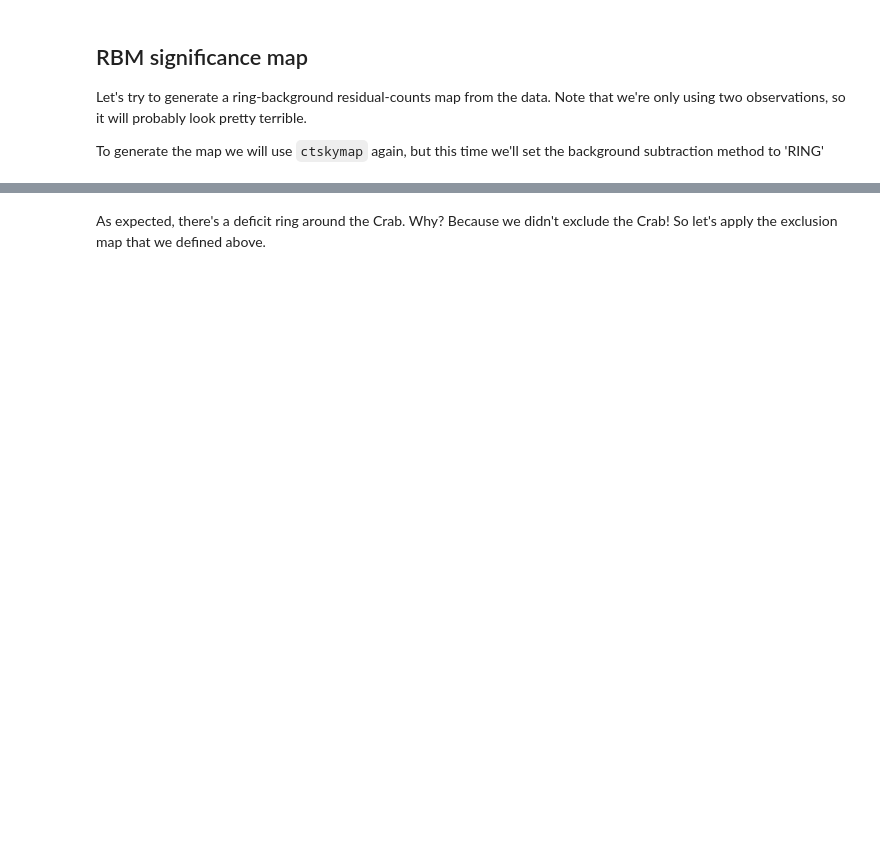
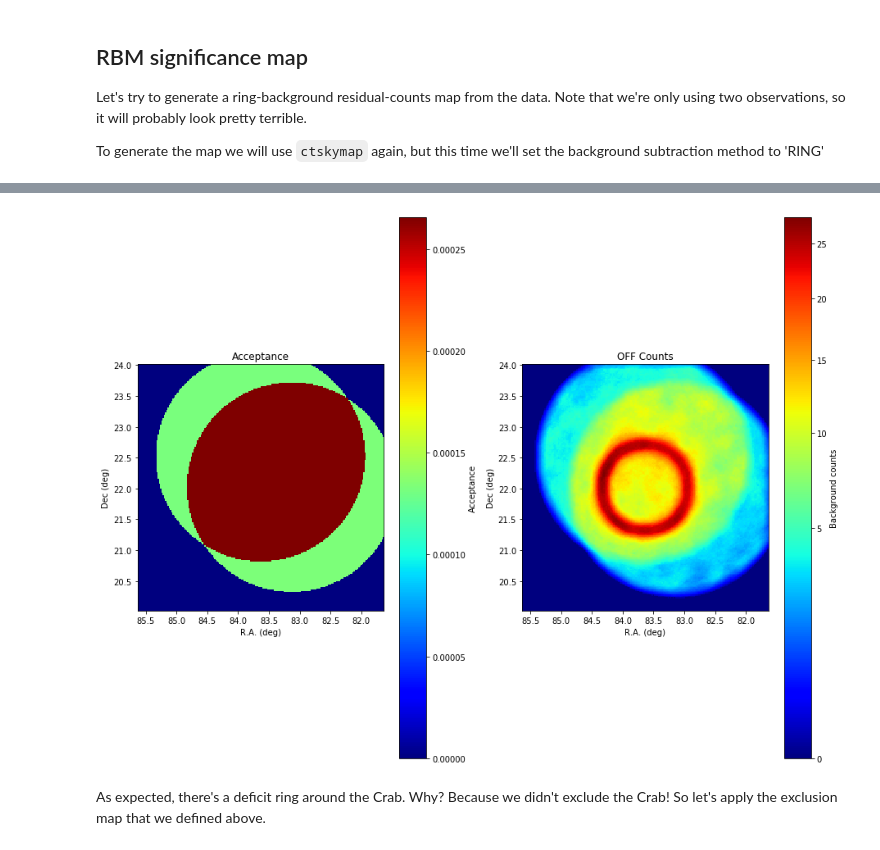
Before and after one commit to VERITAS-Observatory/V2DL3, a Jupyter notebook: notebooks/tutorials/ctools/veritas_ctools_classical_v2.ipynb, the cells around one changed output, grey strips where cells are left out. Saved outputs shown, nothing was run; the diff lists cells and outputs as text; code cells hidden in the pictures; blank space fills up the shorter version.

```diff
--- a/notebooks/tutorials/ctools/veritas_ctools_classical_v2.ipynb
+++ b/notebooks/tutorials/ctools/veritas_ctools_classical_v2.ipynb
@@ -173,3 +182,15 @@ cbar.set_label('Counts')
+# %%
+accmap = gammalib.GSkyMap(skymap['outmap'].filename()+'[ACCEPTANCE]') # Acceptance
+bkgmap = gammalib.GSkyMap(skymap['outmap'].filename()+'[BACKGROUND]') # OFF counts
+
+# Visualize the map
+ax1 = plt.subplot(1,2,1)
+plot_skymap(accmap, ztitle='Acceptance', title='Acceptance')
+ax2 = plt.subplot(1,2,2)
+plot_skymap(bkgmap, ztitle='Background counts', title='OFF Counts', norm=colors.PowerNorm(gamma=0.5))
+plt.tight_layout()
+# %% [output]
+[figure, added]
 # %% [markdown]
 As expected, there's a deficit ring around the Crab. Why? Because we didn't exclude the Crab! So let's apply the exclusion map that we defined above.
 # %%
```
Also changed, not shown: parts of 20 cells of this notebook.
